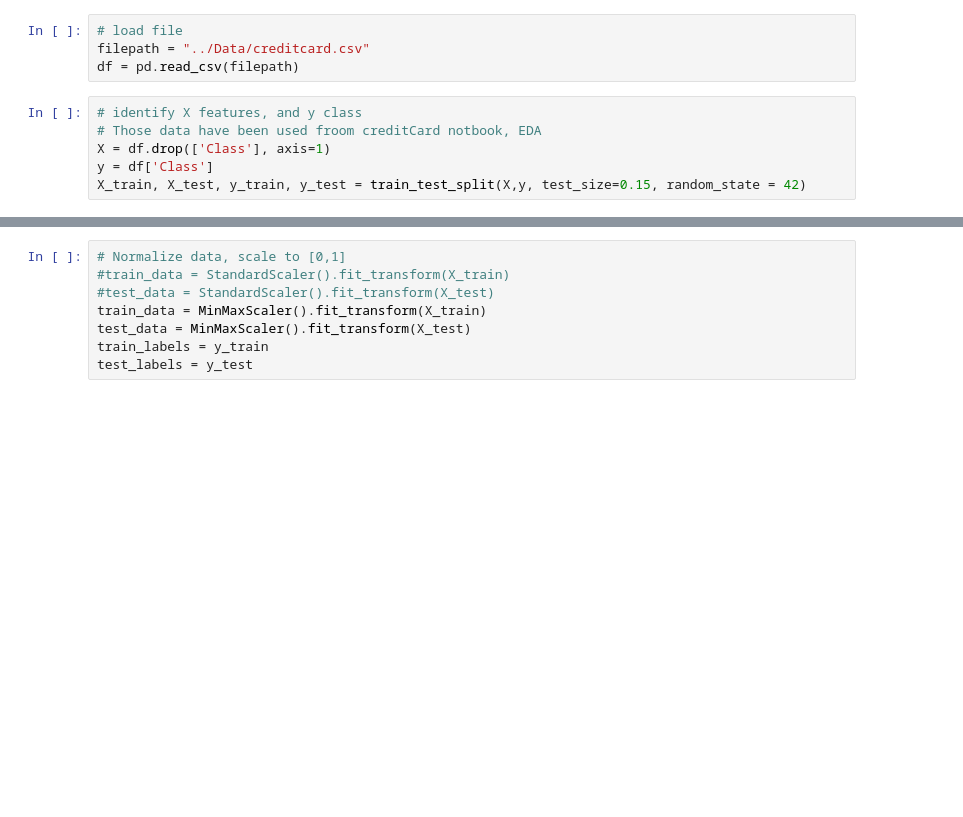
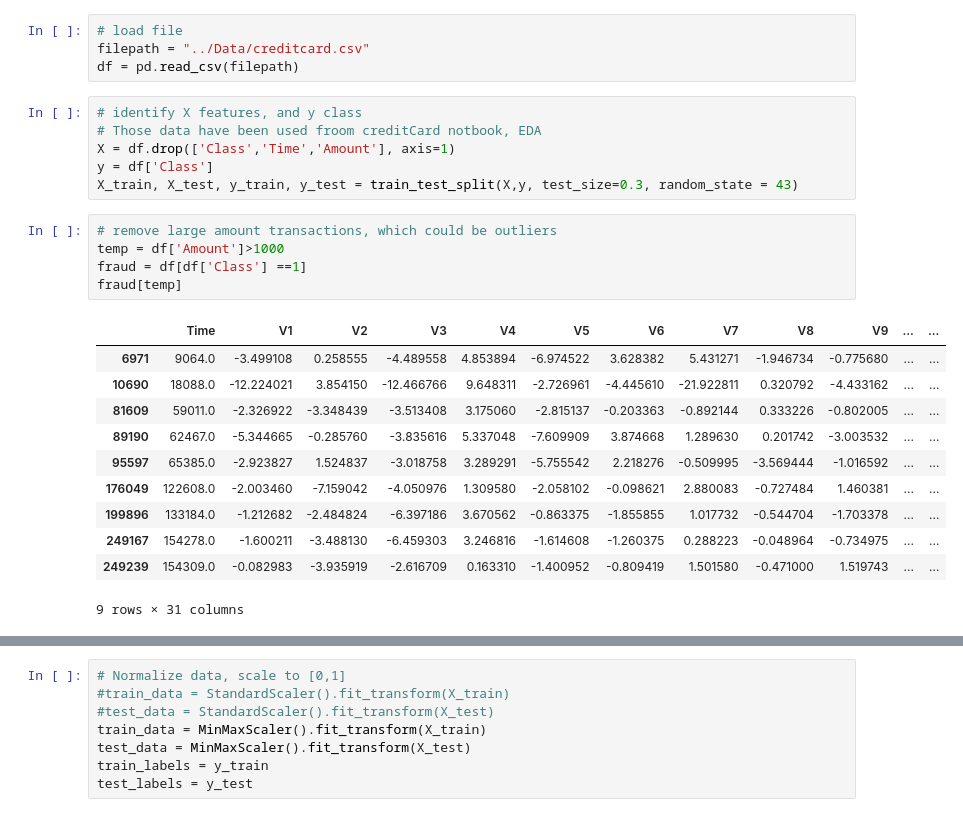
Before and after one commit to powerlock/CreditFraudDetection, a Jupyter notebook: nb/Auto-encoder.ipynb, the cells around one changed output, grey strips where cells are left out. Saved outputs shown, nothing was run; the diff lists cells and outputs as text; blank space fills up the shorter version.

```diff
--- a/nb/Auto-encoder.ipynb
+++ b/nb/Auto-encoder.ipynb
@@ -19,6 +19,23 @@ df = pd.read_csv(filepath)
 # %%
 # identify X features, and y class
 # Those data have been used froom creditCard notbook, EDA
-X = df.drop(['Class'], axis=1)
+X = df.drop(['Class','Time','Amount'], axis=1)
 y = df['Class']
-X_train, X_test, y_train, y_test = train_test_split(X,y, test_size=0.15, random_state = 42)
+X_train, X_test, y_train, y_test = train_test_split(X,y, test_size=0.3, random_state = 43)
+# %%
+# remove large amount transactions, which could be outliers
+temp = df['Amount']>1000
+fraud = df[df['Class'] ==1]
+fraud[temp]
+# %% [output]
+|  | Time | V1 | V2 | V3 | V4 | V5 | V6 | V7 | V8 | V9 | ... | ... |
+| 6971 | 9064.0 | -3.499108 | 0.258555 | -4.489558 | 4.853894 | -6.974522 | 3.628382 | 5.431271 | -1.946734 | -0.775680 | ... | ... |
+| 10690 | 18088.0 | -12.224021 | 3.854150 | -12.466766 | 9.648311 | -2.726961 | -4.445610 | -21.922811 | 0.320792 | -4.433162 | ... | ... |
+| 81609 | 59011.0 | -2.326922 | -3.348439 | -3.513408 | 3.175060 | -2.815137 | -0.203363 | -0.892144 | 0.333226 | -0.802005 | ... | ... |
+| 89190 | 62467.0 | -5.344665 | -0.285760 | -3.835616 | 5.337048 | -7.609909 | 3.874668 | 1.289630 | 0.201742 | -3.003532 | ... | ... |
+| 95597 | 65385.0 | -2.923827 | 1.524837 | -3.018758 | 3.289291 | -5.755542 | 2.218276 | -0.509995 | -3.569444 | -1.016592 | ... | ... |
+| 176049 | 122608.0 | -2.003460 | -7.159042 | -4.050976 | 1.309580 | -2.058102 | -0.098621 | 2.880083 | -0.727484 | 1.460381 | ... | ... |
+| 199896 | 133184.0 | -1.212682 | -2.484824 | -6.397186 | 3.670562 | -0.863375 | -1.855855 | 1.017732 | -0.544704 | -1.703378 | ... | ... |
+| 249167 | 154278.0 | -1.600211 | -3.488130 | -6.459303 | 3.246816 | -1.614608 | -1.260375 | 0.288223 | -0.048964 | -0.734975 | ... | ... |
+| 249239 | 154309.0 | -0.082983 | -3.935919 | -2.616709 | 0.163310 | -1.400952 | -0.809419 | 1.501580 | -0.471000 | 1.519743 | ... | ... |
+9 rows × 31 columns
```
Also changed, not shown: parts of 19 cells of this notebook, 1 other file.
